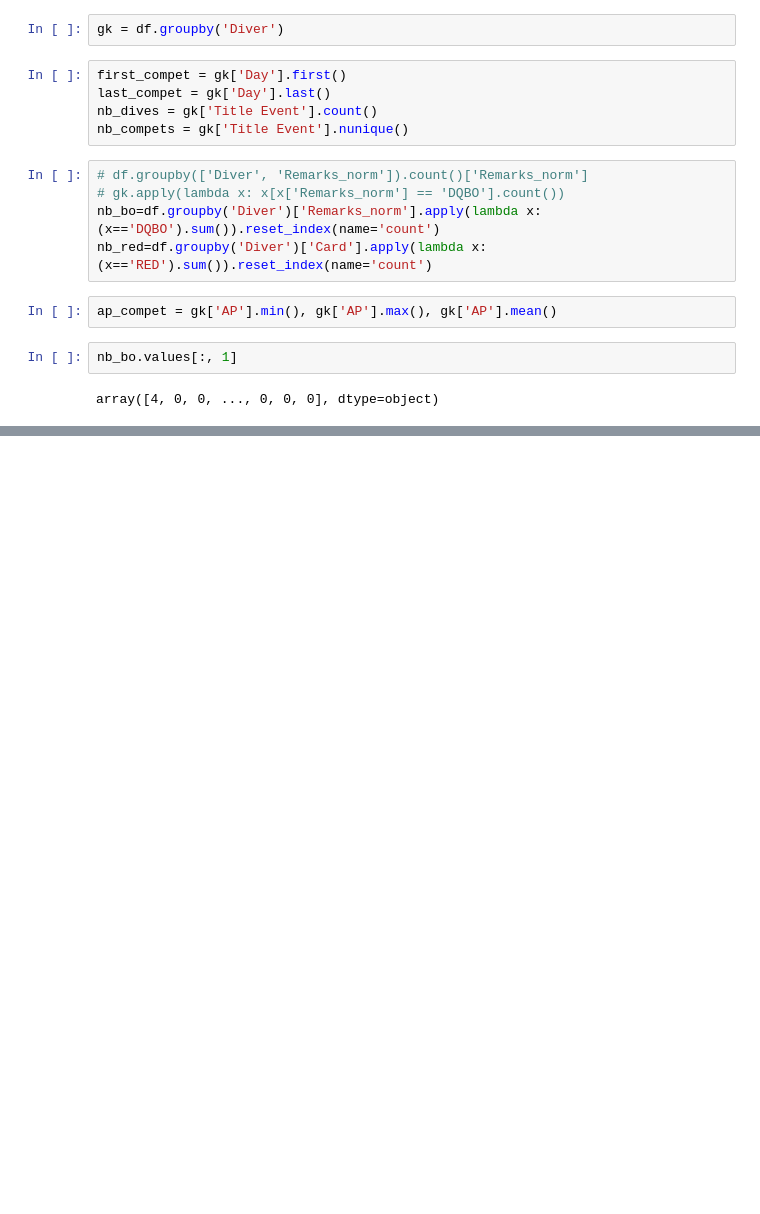
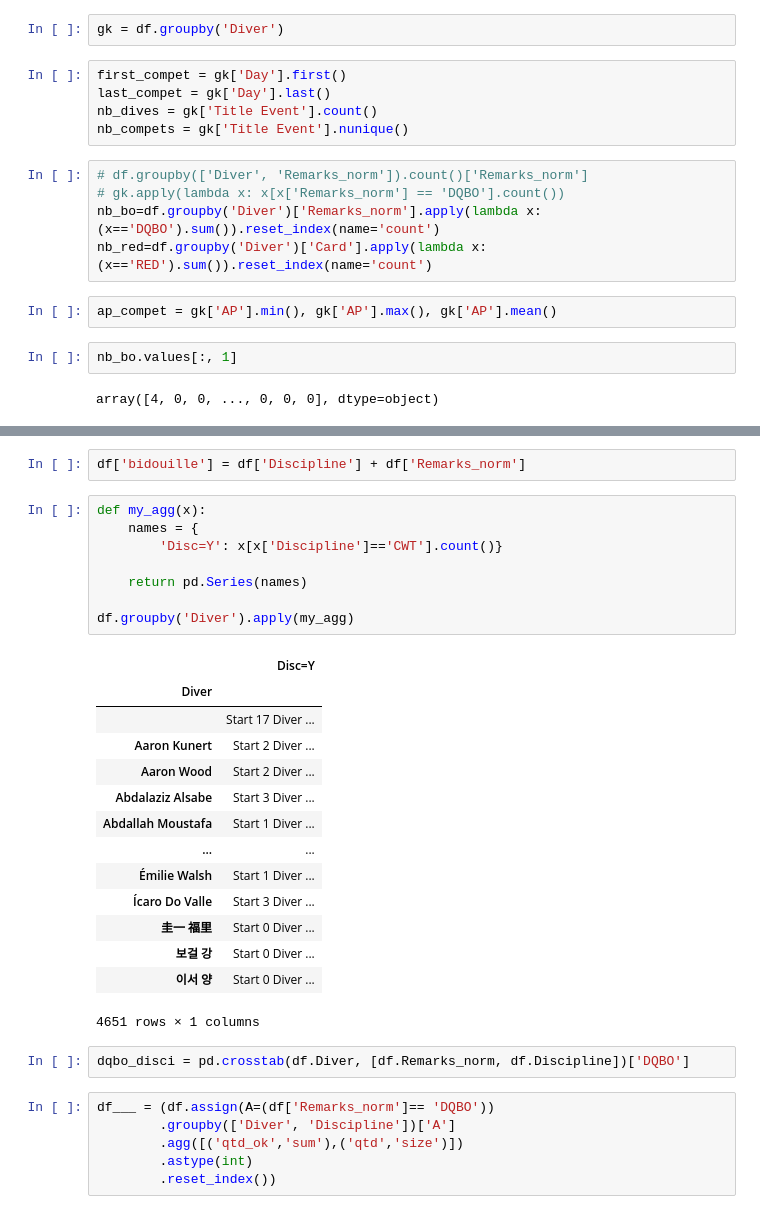
Before and after one commit to dellielo/DeepFreedivingAnalysis, a Jupyter notebook: add_features.ipynb, the cells around one changed output, grey strips where cells are left out. Drawn from its saved outputs; the diff is of its cells as text; blank space fills up the shorter version.

```diff
--- a/add_features.ipynb
+++ b/add_features.ipynb
@@ -96,0 +181,33 @@ array([4, 0, 0, ..., 0, 0, 0], dtype=object)
+# %%
+df['bidouille'] = df['Discipline'] + df['Remarks_norm']
+# %%
+def my_agg(x):
+    names = {
+        'Disc=Y': x[x['Discipline']=='CWT'].count()}
+
+    return pd.Series(names)
+
+df.groupby('Diver').apply(my_agg)
+# %% [output]
+|  | Disc=Y |
+| Diver |  |
+|  | Start 17 Diver ... |
+| Aaron Kunert | Start 2 Diver ... |
+| Aaron Wood | Start 2 Diver ... |
+| Abdalaziz Alsabe | Start 3 Diver ... |
+| Abdallah Moustafa | Start 1 Diver ... |
+| ... | ... |
+| Émilie Walsh | Start 1 Diver ... |
+| Ícaro Do Valle | Start 3 Diver ... |
+| 圭一 福里 | Start 0 Diver ... |
+| 보걸 강 | Start 0 Diver ... |
+| 이서 양 | Start 0 Diver ... |
+4651 rows × 1 columns
+# %%
+dqbo_disci = pd.crosstab(df.Diver, [df.Remarks_norm, df.Discipline])['DQBO']
+# %%
+df___ = (df.assign(A=(df['Remarks_norm']== 'DQBO'))
+        .groupby(['Diver', 'Discipline'])['A']
+        .agg([('qtd_ok','sum'),('qtd','size')])
+        .astype(int)
+        .reset_index())
```
Also changed, not shown: parts of 17 cells of this notebook, 1 other file.
